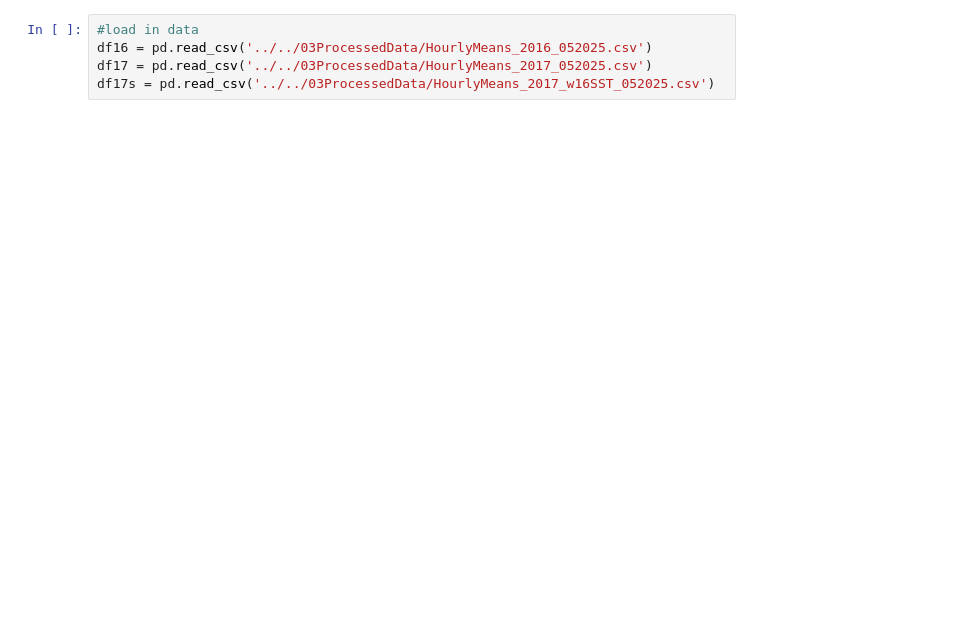
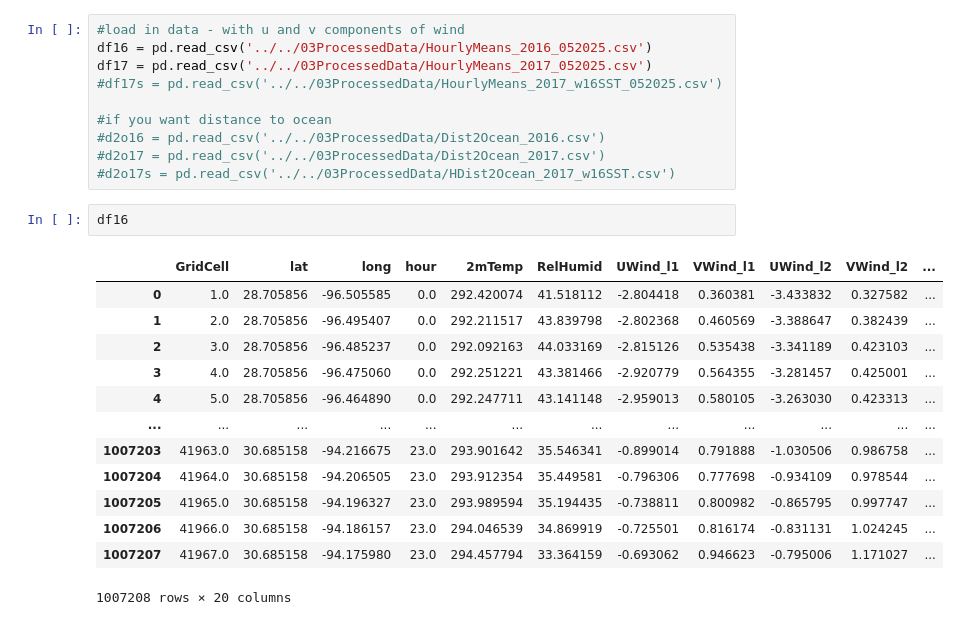
Before and after one commit to GCOOS/HoustonGalvestonHeat, a Jupyter notebook: 02Code/01DataCleaning/WindSpeed_visuals.ipynb, the cells around one changed output. Cells and saved outputs as stored; diff of their text form; blank space fills up the shorter version.

```diff
--- a/02Code/01DataCleaning/WindSpeed_visuals.ipynb
+++ b/02Code/01DataCleaning/WindSpeed_visuals.ipynb
@@ -16,5 +17,26 @@ ModuleNotFoundError: No module named 'cartopy'
 # %%
-#load in data
+#load in data - with u and v components of wind
 df16 = pd.read_csv('../../03ProcessedData/HourlyMeans_2016_052025.csv')
 df17 = pd.read_csv('../../03ProcessedData/HourlyMeans_2017_052025.csv')
-df17s = pd.read_csv('../../03ProcessedData/HourlyMeans_2017_w16SST_052025.csv')
+#df17s = pd.read_csv('../../03ProcessedData/HourlyMeans_2017_w16SST_052025.csv')
+
+#if you want distance to ocean
+#d2o16 = pd.read_csv('../../03ProcessedData/Dist2Ocean_2016.csv')
+#d2o17 = pd.read_csv('../../03ProcessedData/Dist2Ocean_2017.csv')
+#d2o17s = pd.read_csv('../../03ProcessedData/HDist2Ocean_2017_w16SST.csv')
+# %%
+df16
+# %% [output]
+|  | GridCell | lat | long | hour | 2mTemp | RelHumid | UWind_l1 | VWind_l1 | UWind_l2 | VWind_l2 | ... |
+| 0 | 1.0 | 28.705856 | -96.505585 | 0.0 | 292.420074 | 41.518112 | -2.804418 | 0.360381 | -3.433832 | 0.327582 | ... |
+| 1 | 2.0 | 28.705856 | -96.495407 | 0.0 | 292.211517 | 43.839798 | -2.802368 | 0.460569 | -3.388647 | 0.382439 | ... |
+| 2 | 3.0 | 28.705856 | -96.485237 | 0.0 | 292.092163 | 44.033169 | -2.815126 | 0.535438 | -3.341189 | 0.423103 | ... |
+| 3 | 4.0 | 28.705856 | -96.475060 | 0.0 | 292.251221 | 43.381466 | -2.920779 | 0.564355 | -3.281457 | 0.425001 | ... |
+| 4 | 5.0 | 28.705856 | -96.464890 | 0.0 | 292.247711 | 43.141148 | -2.959013 | 0.580105 | -3.263030 | 0.423313 | ... |
+| ... | ... | ... | ... | ... | ... | ... | ... | ... | ... | ... | ... |
+| 1007203 | 41963.0 | 30.685158 | -94.216675 | 23.0 | 293.901642 | 35.546341 | -0.899014 | 0.791888 | -1.030506 | 0.986758 | ... |
+| 1007204 | 41964.0 | 30.685158 | -94.206505 | 23.0 | 293.912354 | 35.449581 | -0.796306 | 0.777698 | -0.934109 | 0.978544 | ... |
+| 1007205 | 41965.0 | 30.685158 | -94.196327 | 23.0 | 293.989594 | 35.194435 | -0.738811 | 0.800982 | -0.865795 | 0.997747 | ... |
+| 1007206 | 41966.0 | 30.685158 | -94.186157 | 23.0 | 294.046539 | 34.869919 | -0.725501 | 0.816174 | -0.831131 | 1.024245 | ... |
+| 1007207 | 41967.0 | 30.685158 | -94.175980 | 23.0 | 294.457794 | 33.364159 | -0.693062 | 0.946623 | -0.795006 | 1.171027 | ... |
+1007208 rows × 20 columns
```
Also changed, not shown: parts of 5 cells of this notebook, 2 other files.
